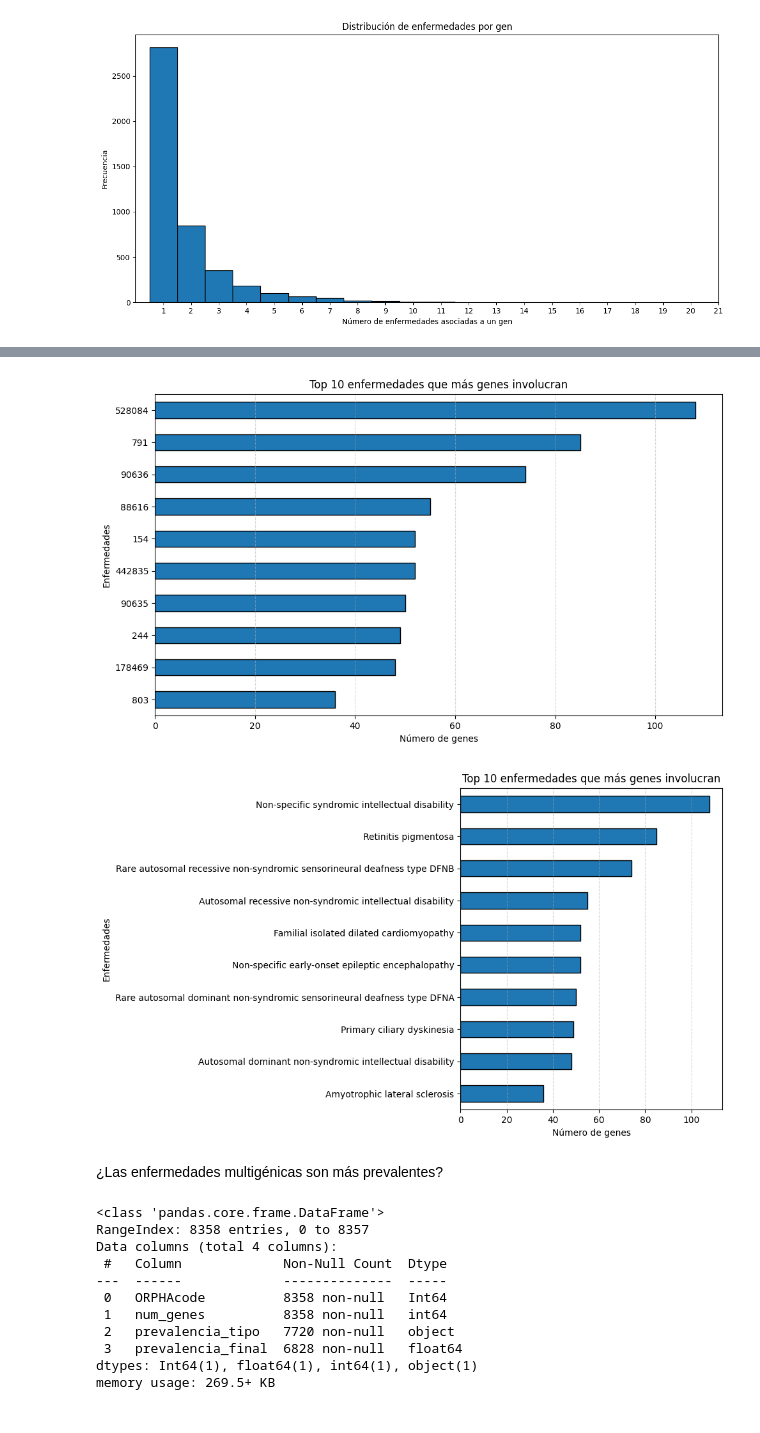
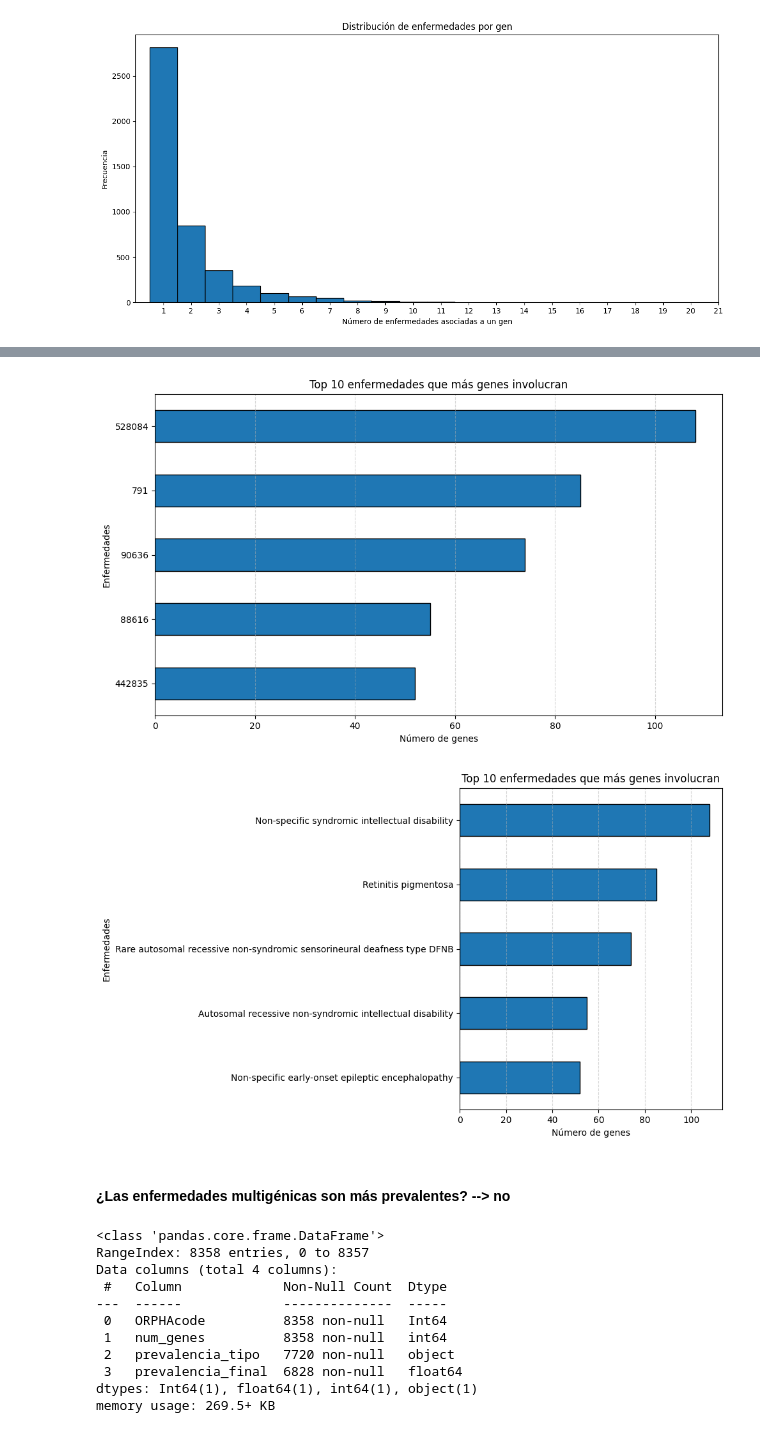
Before and after one commit to Muriburu/ITAcademy, a Jupyter notebook: Sprint 10 - Pràctica final/Code/Tratamiento_datos_Orphadata.ipynb, the cells around one changed output, grey strips where cells are left out. Saved outputs shown, nothing was run; the diff lists cells and outputs as text; code cells hidden in the pictures.

```diff
--- a/Sprint 10 - Pràctica final/Code/Tratamiento_datos_Orphadata.ipynb
+++ b/Sprint 10 - Pràctica final/Code/Tratamiento_datos_Orphadata.ipynb
@@ -1583,20 +1584,20 @@ plt.show()
 # %%
-top_enfermedades = genes_por_enfermedad.sort_values(ascending=False).head(10)
+top_enfermedades = genes_por_enfermedad.sort_values(ascending=False).head(5)
 
 plt.figure(figsize=(10, 6))
 top_enfermedades.sort_values().plot(kind='barh', edgecolor='black')  # orden ascendente para que el top esté arriba
 
 plt.title('Top 10 enfermedades que más genes involucran')
 plt.xlabel('Número de genes')
 plt.ylabel('Enfermedades')
 #plt.xticks(ticks=range(0, top_enfermedades.max()+1), labels=range(0, top_enfermedades.max()+1))  # eje x como enteros
 plt.grid(axis='x', linestyle='--', alpha=0.5)
 plt.tight_layout()
 plt.show()
 # %% [output]
-[figure, old version]
+[figure, new version]
 # %%
-top_enfermedades = genes_por_enfermedad.sort_values(ascending=False).head(10).reset_index()
+top_enfermedades = genes_por_enfermedad.sort_values(ascending=False).head(5).reset_index()
 top_enfermedades.columns = ['ORPHAcode', 'num_genes']
 top_enfermedades = top_enfermedades.merge(enfermedades, on='ORPHAcode', how='left')
 
@@ -1613,9 +1614,9 @@ plt.grid(axis='x', linestyle='--', alpha=0.5)
 plt.tight_layout()
 plt.show()
 # %% [output]
-[figure, old version]
+[figure, new version]
 # %% [markdown]
-¿Las enfermedades multigénicas son más prevalentes?
+#### ¿Las enfermedades multigénicas son más prevalentes? --> no
 # %%
 # Suponiendo que 'epidemiologia' tiene 'ORPHAcode' y 'prevalencia_final'
 multigen_prevalencia = genes_por_enfermedad.reset_index(name='num_genes').merge(
```
Also changed, not shown: parts of 29 cells of this notebook, 18 other files.
